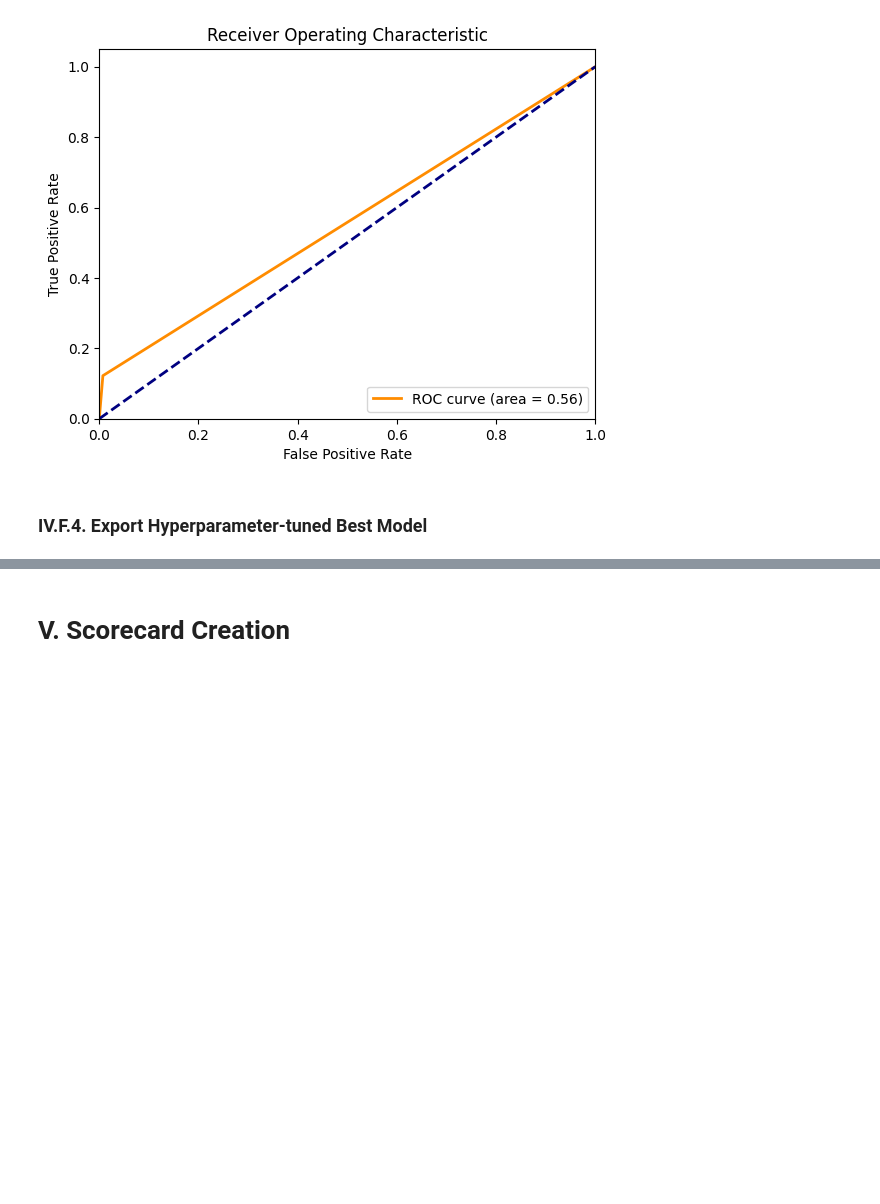
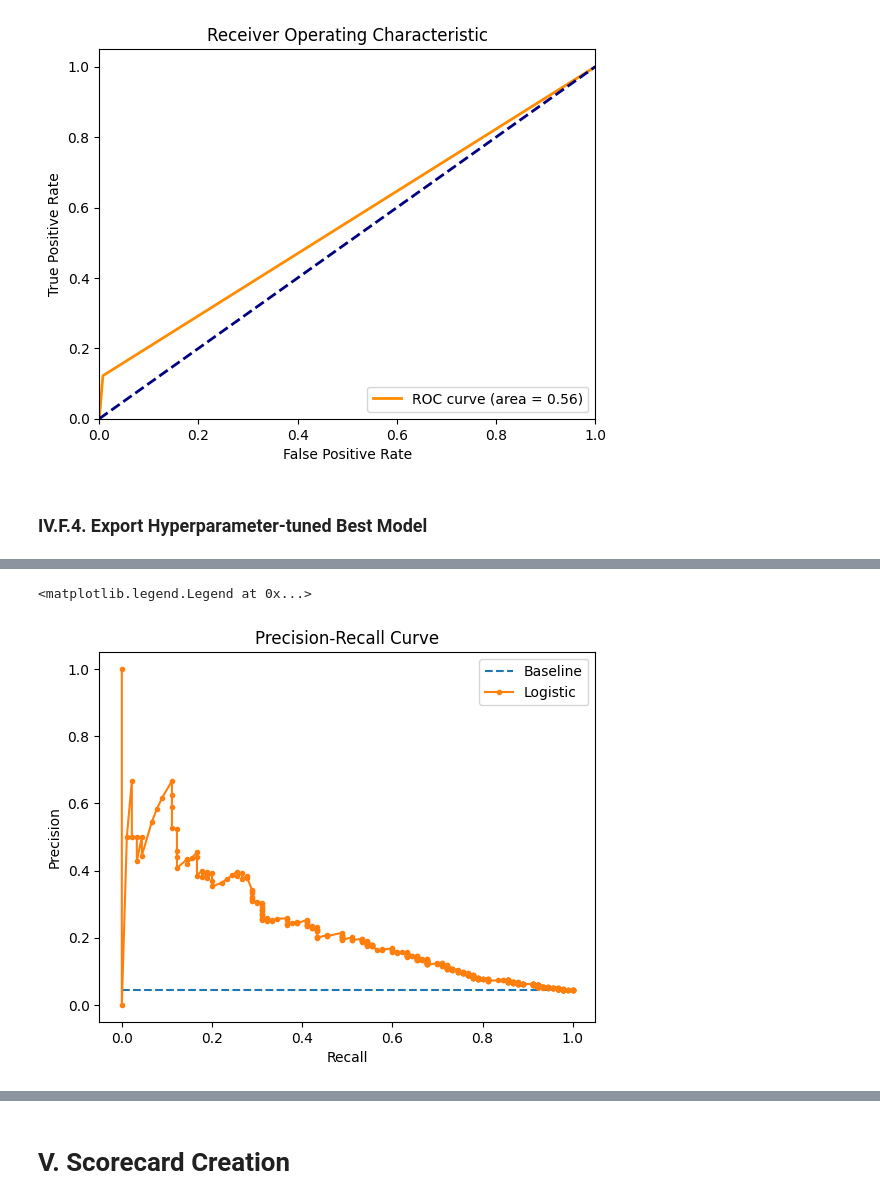
Before and after one commit to hardefarogonondo/IBRD-credit-scorecard-predictive-engine, a Jupyter notebook: notebooks/4_model_training_and_evaluation/model_training_and_evaluation.ipynb, the cells around one changed output, grey strips where cells are left out. Cells and saved outputs as stored; diff of their text form; code cells hidden in the pictures; blank space fills up the shorter version.

```diff
--- a/notebooks/4_model_training_and_evaluation/model_training_and_evaluation.ipynb
+++ b/notebooks/4_model_training_and_evaluation/model_training_and_evaluation.ipynb
@@ -589,0 +645,13 @@ plt.show()
+# %%
+baseline = len(y_test[y_test == 1]) / len(y_test)
+precision, recall, thresholds = precision_recall_curve(y_test_proba_df["y_test_true"], y_test_proba_df["y_test_proba"])
+
+plt.title("Precision-Recall Curve")
+plt.plot([0, 1], [baseline, baseline], linestyle = '--', label = "Baseline")
+plt.plot(recall, precision, marker = '.', label = "Logistic")
+plt.xlabel("Recall")
+plt.ylabel("Precision")
+plt.legend()
+# %% [output]
+<matplotlib.legend.Legend at 0x...>
+[figure, added]
```
Also changed, not shown: parts of 54 cells of this notebook.
